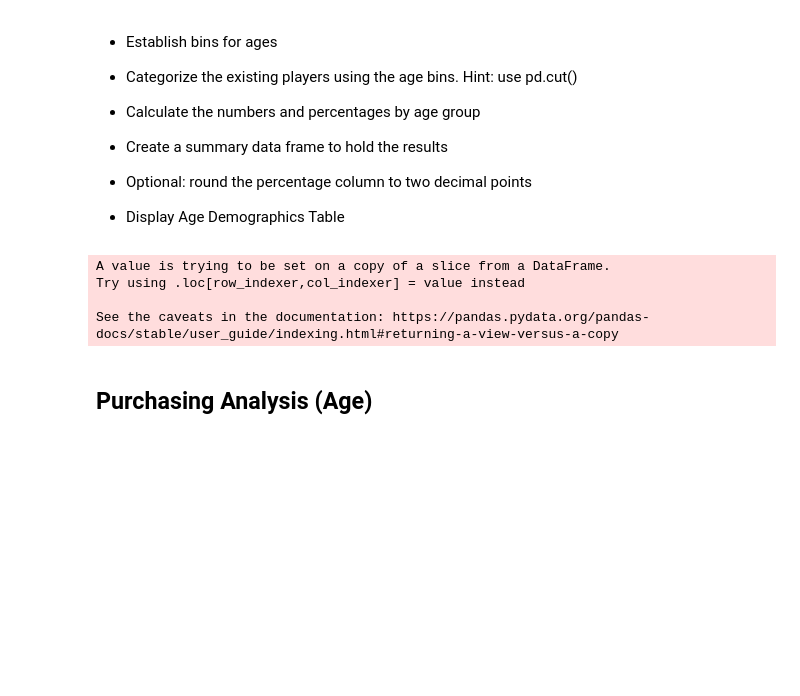
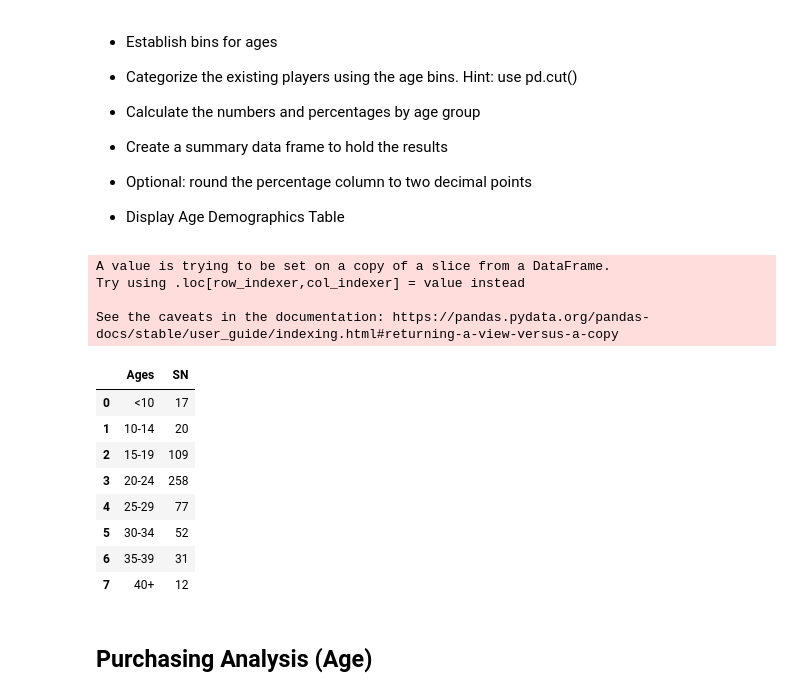
Before and after one commit to chiron-chiron/pandas-challenge, a Jupyter notebook: HeroesOfPymoli/HeroesOfPymoli_starter.ipynb, the cells around one changed output. Cells and saved outputs as stored; diff of their text form; code cells hidden in the pictures; blank space fills up the shorter version.

```diff
--- a/HeroesOfPymoli/HeroesOfPymoli_starter.ipynb
+++ b/HeroesOfPymoli/HeroesOfPymoli_starter.ipynb
@@ -212,33 +212,50 @@ TypeError: rename() got an unexpected keyword argument 'columns'
 # %%
 # purchase_data_df["Age"].describe(), although duplicates exist, max 45 min 7
 # # Creating bins
 bins = [0, 9.9, 13.9, 19.9, 24.9, 29.9, 34.9, 39.9, 49.9]
 
 # Create labels for the bins
 group_labels = ["<10", "10-14", "15-19","20-24","25-29","30-34","35-39", "40+"]
 
 
 reduced_df = purchase_data_df[["SN","Age"]]
 reduced_df
 
 # reduced_df.reset_index()
 
 # Drop duplicate SNs
 dup_out = reduced_df.drop_duplicates(subset=['SN','Age'], keep="first")   #Returns 576, corresponds to prior calcs, correct
 dup_out.dtypes
 
 #Categorise players
+dup_out["Ages"] = pd.cut(dup_out["Age"], bins, labels= group_labels)
+dup_out.head()
 
-new = pd.cut(dup_out["Age"], bins, labels=group_labels).head()
-# new.dtypes
-# new 2 = new.reset_index
+#Create a GroupBy object based upon "Age"
+dup_out_group = dup_out.groupby("Ages")
 
-reduced_df["Summary"] = pd.cut(dup_out["Age"], bins, labels= group_labels)
+# Count how many fall within each bin by using count and print series
+dup_out_group["SN"].count()
+
+# Convert series back into df using reset_index
+age_demo_df = dup_out_group["SN"].count().reset_index()
+age_demo_df
+
+# Sum
 # %% [output]
 A value is trying to be set on a copy of a slice from a DataFrame.
 Try using .loc[row_indexer,col_indexer] = value instead
 
 See the caveats in the documentation: https://pandas.pydata.org/pandas-docs/stable/user_guide/indexing.html#returning-a-view-versus-a-copy
+|  | Ages | SN |
+| 0 | <10 | 17 |
+| 1 | 10-14 | 20 |
+| 2 | 15-19 | 109 |
+| 3 | 20-24 | 258 |
+| 4 | 25-29 | 77 |
+| 5 | 30-34 | 52 |
+| 6 | 35-39 | 31 |
+| 7 | 40+ | 12 |
 # %% [markdown]
 ## Purchasing Analysis (Age)
 # %% [markdown]
```
